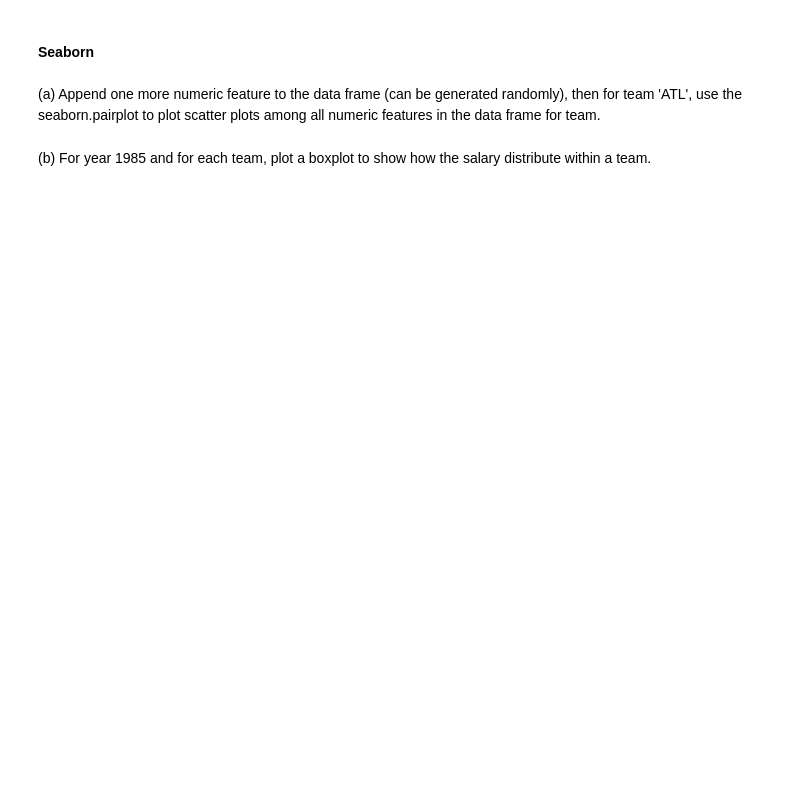
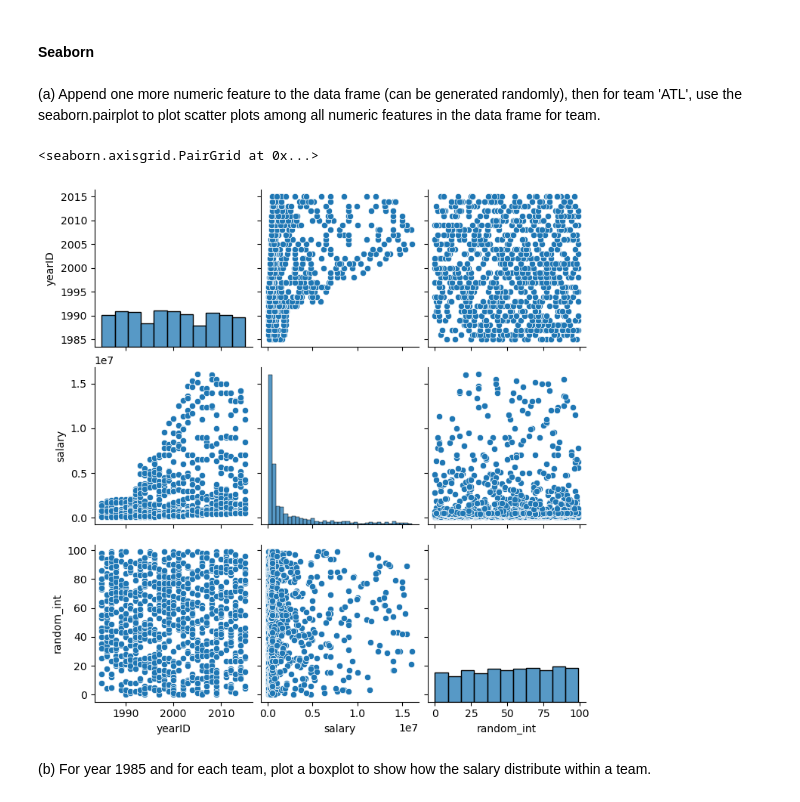
Before and after one commit to egunadi/dsci552-hw0, a Jupyter notebook: notebook/Gunadi_Eben_HW0.ipynb, the cells around one changed output. Cells and saved outputs as stored; diff of their text form; code cells hidden in the pictures; blank space fills up the shorter version.

```diff
--- a/notebook/Gunadi_Eben_HW0.ipynb
+++ b/notebook/Gunadi_Eben_HW0.ipynb
@@ -561,5 +582,14 @@ Use the Salaries.csv again (You can use the dataframe object loaded from section
 #### Seaborn
 # %% [markdown]
 (a) Append one more numeric feature to the data frame (can be generated randomly), then for team 'ATL', use the seaborn.pairplot to plot scatter plots among all numeric features in the data frame for team.
+# %%
+salaries_df['random_int'] = np.random.randint(0, 100, size=len(salaries_df))
+
+ATL_df = salaries_df[salaries_df['teamID'] == 'ATL']
+
+sns.pairplot(ATL_df)
+# %% [output]
+<seaborn.axisgrid.PairGrid at 0x...>
+[figure, added]
 # %% [markdown]
 (b) For year 1985 and for each team, plot a boxplot to show how the salary distribute within a team.
```
Also changed, not shown: parts of 5 cells of this notebook.
